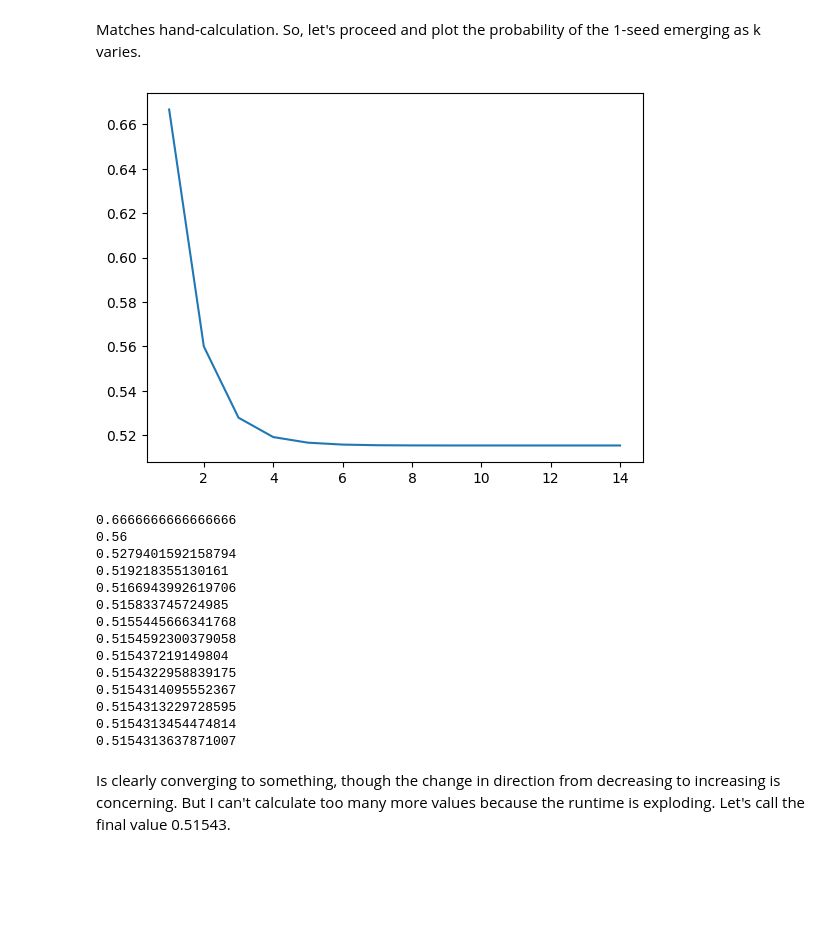
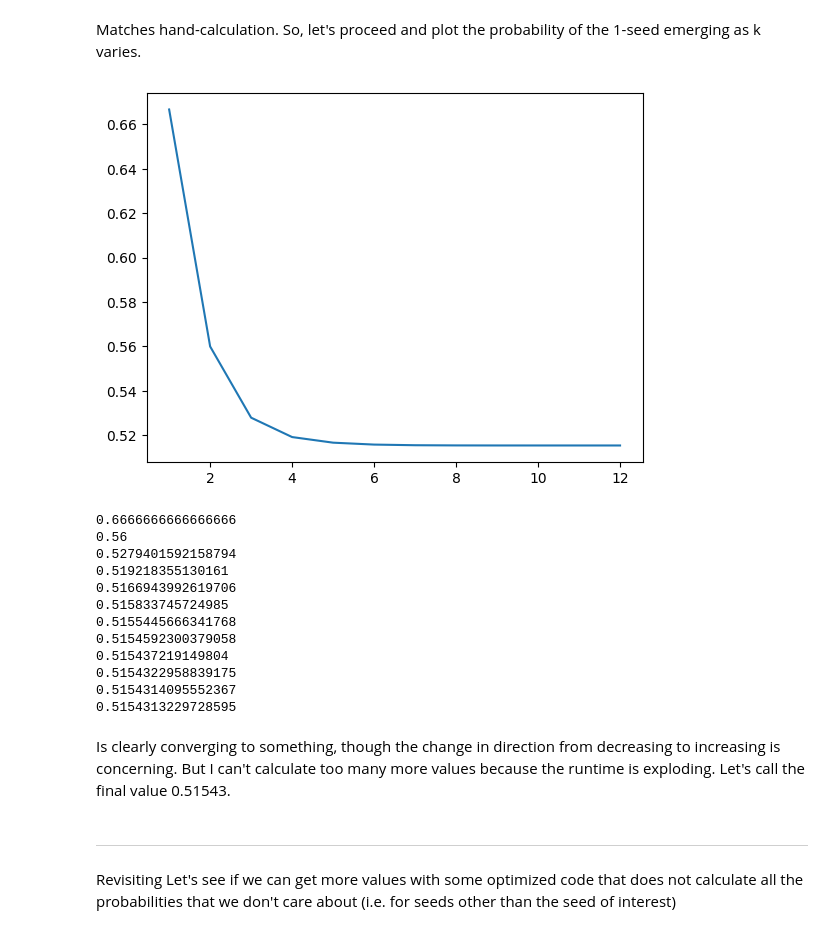
Before and after one commit to sgauria/Fiddler, a Jupyter notebook: Fiddler_2025_03_21.ipynb, the cells around one changed output. Saved outputs shown, nothing was run; the diff lists cells and outputs as text; code cells hidden in the pictures; blank space fills up the shorter version.

```diff
--- a/Fiddler_2025_03_21.ipynb
+++ b/Fiddler_2025_03_21.ipynb
@@ -52,16 +53,15 @@ outcomes(2)
 Matches hand-calculation.
 So, let's proceed and plot the probability of the 1-seed emerging as k varies.
 # %%
-N=14
-ks = range(1,N+1)
-ps = [outcomes(k)[1] for k in ks]
-import matplotlib.pyplot as plt
-plt.plot(ks, ps)
+N=12
+k_list = range(1,N+1)
+p_list = [outcomes(k)[1] for k in k_list]
+plt.plot(k_list, p_list)
 plt.show()
 # %% [output]
-[figure, old version]
+[figure, new version]
 # %%
-for p in ps:
+for p in p_list:
     print(p)
 # %% [output]
 0.6666666666666666
@@ -76,9 +76,11 @@ for p in ps:
 0.5154322958839175
 0.5154314095552367
 0.5154313229728595
-0.5154313454474814
-0.5154313637871007
 # %% [markdown]
 Is clearly converging to something, though the change in direction from decreasing to increasing is concerning.
 But I can't calculate too many more values because the runtime is exploding.
 Let's call the final value 0.51543.
+# %% [markdown]
+------
+Revisiting
+Let's see if we can get more values with some optimized code that does not calculate all the probabilities that we don't care about (i.e. for seeds other than the seed of interest)
```
Also changed, not shown: parts of 15 cells of this notebook, 10 other files.
